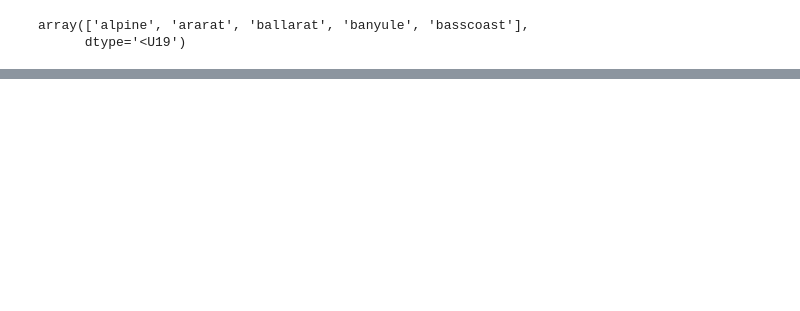
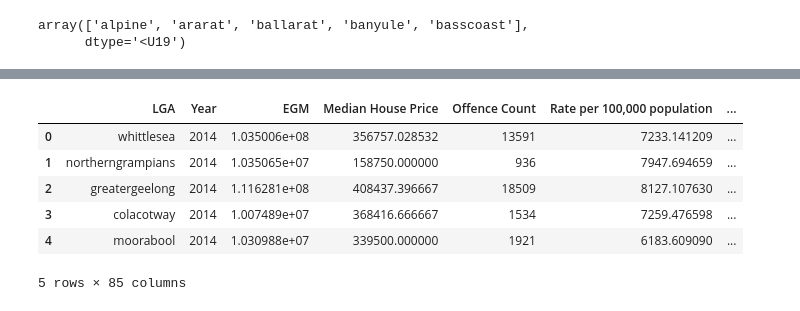
Before and after one commit to khangluong2004/COMP20008_Assignment2, a Jupyter notebook: terry/eda.ipynb, the cells around one changed output, grey strips where cells are left out. Saved outputs shown, nothing was run; the diff lists cells and outputs as text; code cells hidden in the pictures; blank space fills up the shorter version.

```diff
--- a/terry/eda.ipynb
+++ b/terry/eda.ipynb
@@ -319,0 +277,11 @@ Name: LGA, dtype: object
+# %%
+df = pd.read_csv('./final.csv', index_col=0)
+df.head()
+# %% [output]
+|  | LGA | Year | EGM | Median House Price | Offence Count | Rate per 100,000 population | ... |
+| 0 | whittlesea | 2014 | 1.035006e+08 | 356757.028532 | 13591 | 7233.141209 | ... |
+| 1 | northerngrampians | 2014 | 1.035065e+07 | 158750.000000 | 936 | 7947.694659 | ... |
+| 2 | greatergeelong | 2014 | 1.116281e+08 | 408437.396667 | 18509 | 8127.107630 | ... |
+| 3 | colacotway | 2014 | 1.007489e+07 | 368416.666667 | 1534 | 7259.476598 | ... |
+| 4 | moorabool | 2014 | 1.030988e+07 | 339500.000000 | 1921 | 6183.609090 | ... |
+5 rows × 85 columns
```
Also changed, not shown: parts of 16 cells of this notebook, 4 other files.
